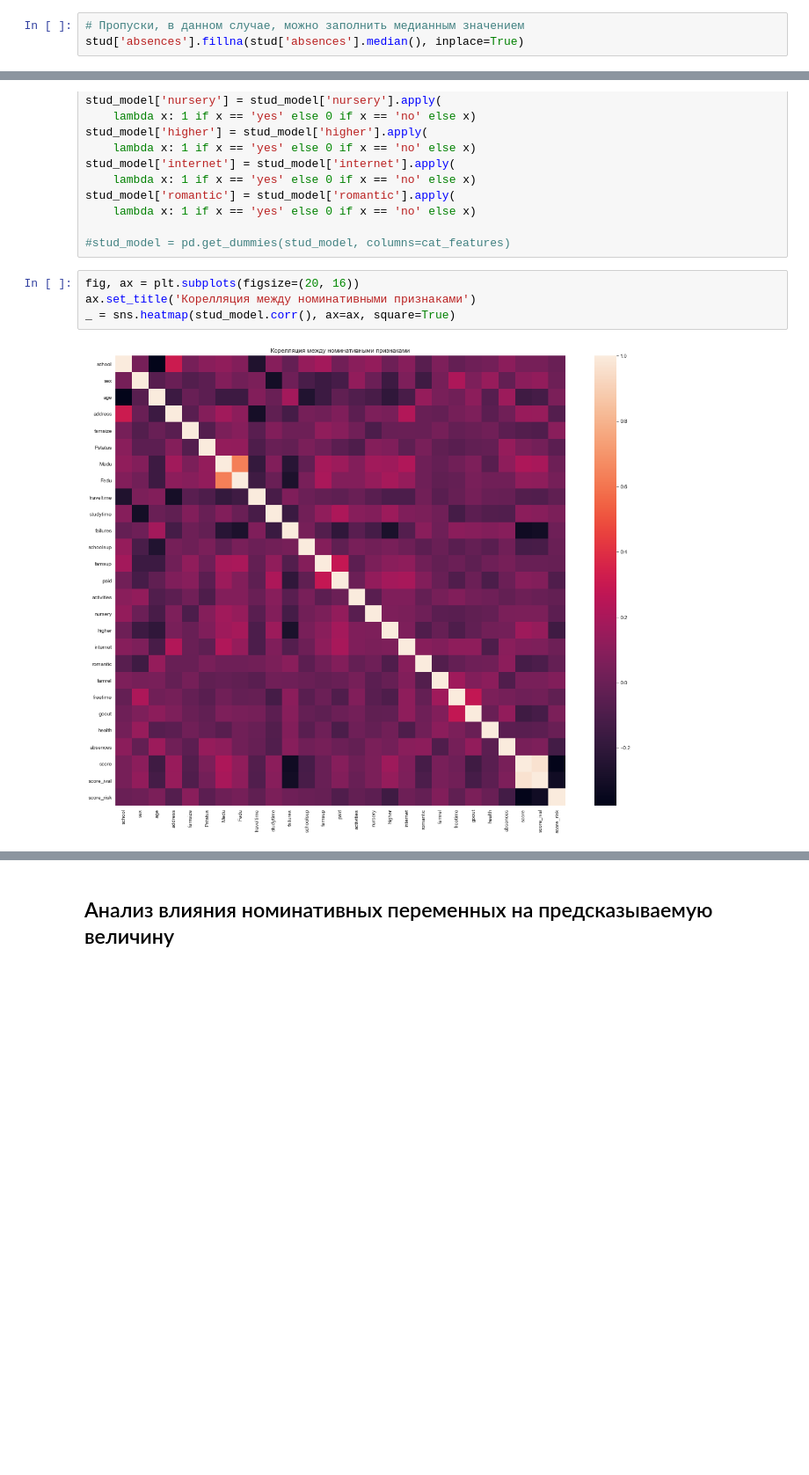
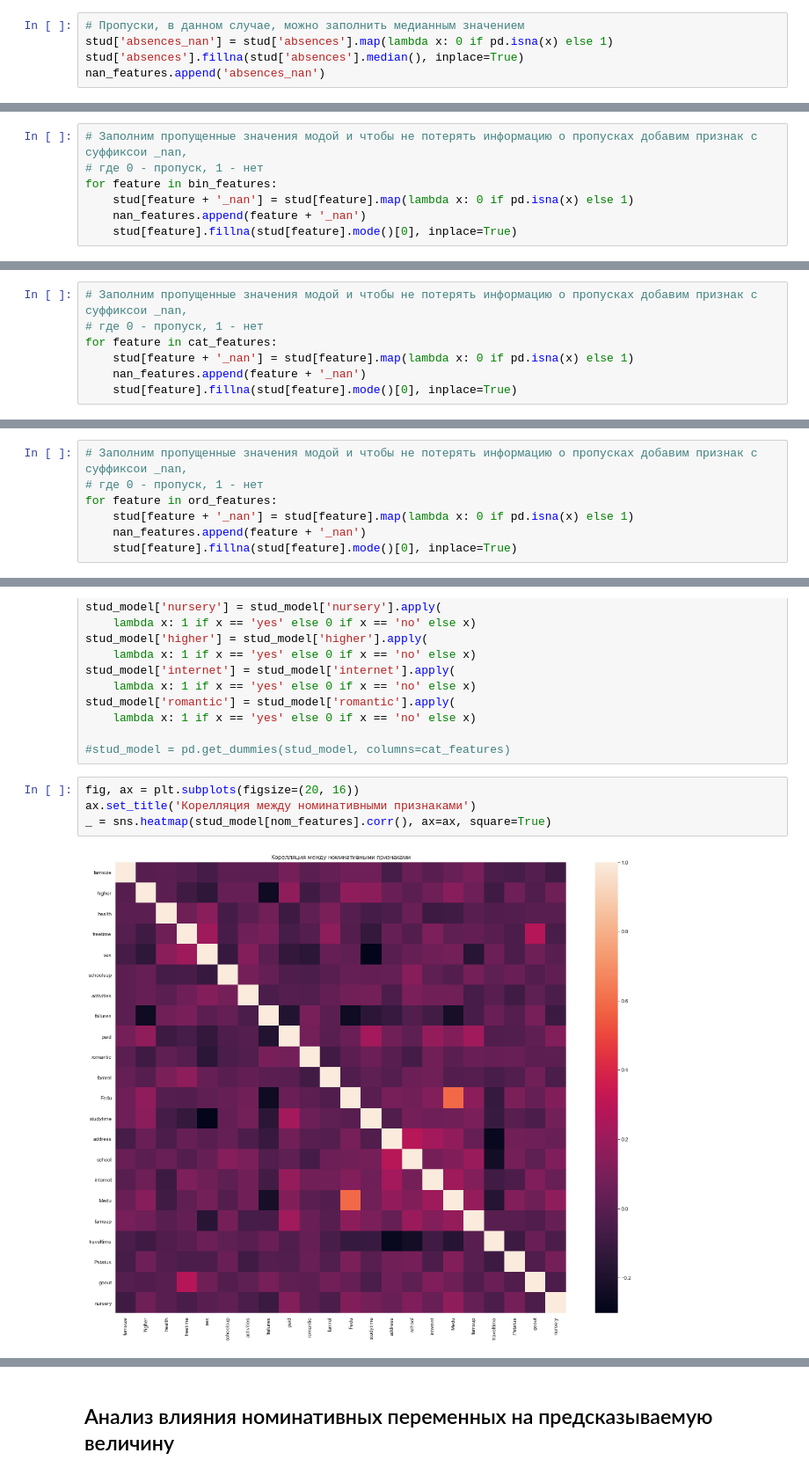
Before and after one commit to sand74/skillfactory, a Jupyter notebook: module_2/eda_solve.ipynb, the cells around one changed output, grey strips where cells are left out. Shown at 88% size. Drawn from its saved outputs; the diff is of its cells as text; blank space fills up the shorter version.

Commit message:
Fillna

```diff
--- a/module_2/eda_solve.ipynb
+++ b/module_2/eda_solve.ipynb
@@ -328,7 +329,9 @@ hist(stud, 'absences')
 [figure]
 # %%
 # Пропуски, в данном случае, можно заполнить медианным значением
+stud['absences_nan'] = stud['absences'].map(lambda x: 0 if pd.isna(x) else 1)
 stud['absences'].fillna(stud['absences'].median(), inplace=True)
+nan_features.append('absences_nan')
 # %%
 stud.info()
 # %% [output]
@@ -483,6 +486,13 @@ _ = sns.heatmap(stud[bin_features].isnull(),
                 cbar=False, ax=ax, yticklabels=False)
 # %% [output]
 [figure]
+# %%
+# Заполним пропущенные значения модой и чтобы не потерять информацию о пропусках добавим признак с суффиксои _nan,
+# где 0 - пропуск, 1 - нет
+for feature in bin_features:
+    stud[feature + '_nan'] = stud[feature].map(lambda x: 0 if pd.isna(x) else 1)
+    nan_features.append(feature + '_nan')
+    stud[feature].fillna(stud[feature].mode()[0], inplace=True)
 # %%
 # Признаки содержат достаточно много пропусков.
 # На этапе EDA пропуски можно оставить, но при построении модели, скорее всего, нужно будет удалить или заменить
@@ -519,6 +529,13 @@ _ = sns.heatmap(stud[cat_features].isnull(),
                 cbar=False, ax=ax, yticklabels=False)
 # %% [output]
 [figure]
+# %%
+# Заполним пропущенные значения модой и чтобы не потерять информацию о пропусках добавим признак с суффиксои _nan,
+# где 0 - пропуск, 1 - нет
+for feature in cat_features:
+    stud[feature + '_nan'] = stud[feature].map(lambda x: 0 if pd.isna(x) else 1)
+    nan_features.append(feature + '_nan')
+    stud[feature].fillna(stud[feature].mode()[0], inplace=True)
 # %%
 # Признаки содержат достаточно много пропусков.
 # На этапе EDA пропуски можно оставить, но при построении модели, скорее всего, нужно будет удалить или заменить
@@ -572,6 +589,13 @@ _ = sns.heatmap(stud[ord_features].isnull(),
                 cbar=False, ax=ax, yticklabels=False)
 # %% [output]
 [figure]
+# %%
+# Заполним пропущенные значения модой и чтобы не потерять информацию о пропусках добавим признак с суффиксои _nan,
+# где 0 - пропуск, 1 - нет
+for feature in ord_features:
+    stud[feature + '_nan'] = stud[feature].map(lambda x: 0 if pd.isna(x) else 1)
+    nan_features.append(feature + '_nan')
+    stud[feature].fillna(stud[feature].mode()[0], inplace=True)
 # %%
 # Признаки содержат отнсительно немного пропусков.
 # На этапе EDA пропуски можно оставить, но при построении модели, скорее всего, нужно будет удалить или заменить
@@ -646,7 +670,7 @@ stud_model['romantic'] = stud_model['romantic'].apply(
 # %%
 fig, ax = plt.subplots(figsize=(20, 16))
 ax.set_title('Корелляция между номинативными признаками')
-_ = sns.heatmap(stud_model.corr(), ax=ax, square=True)
+_ = sns.heatmap(stud_model[nom_features].corr(), ax=ax, square=True)
 # %% [output]
-[figure, old version]
+[figure, new version]
 # %%
```
Also changed, not shown: parts of 26 cells of this notebook, 1 other file.
